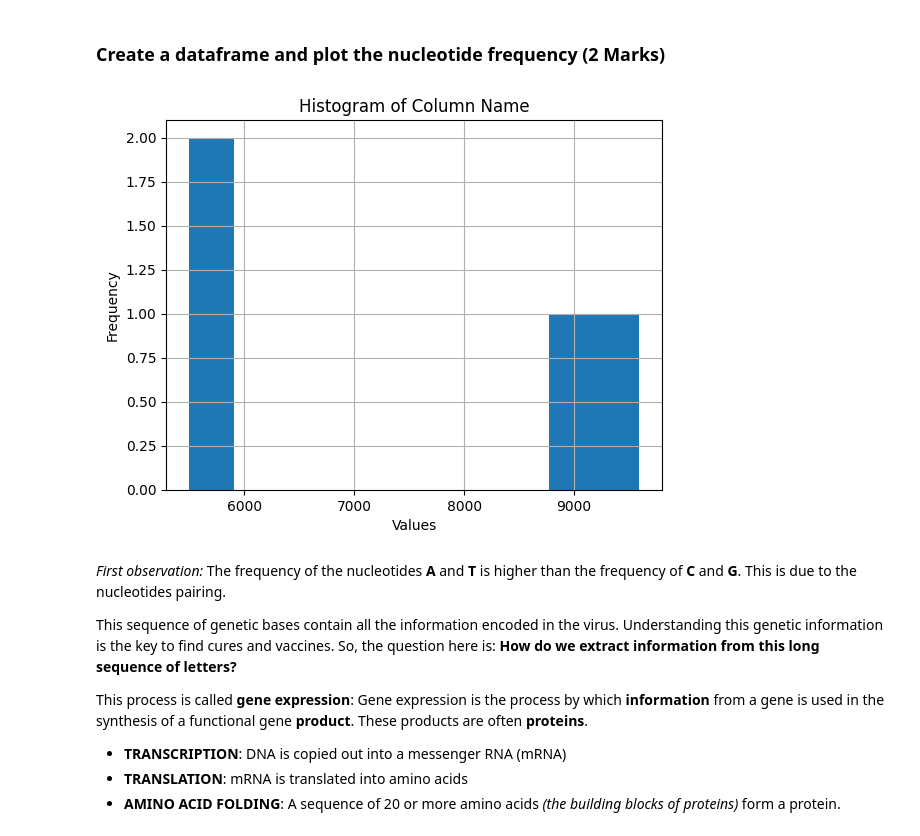
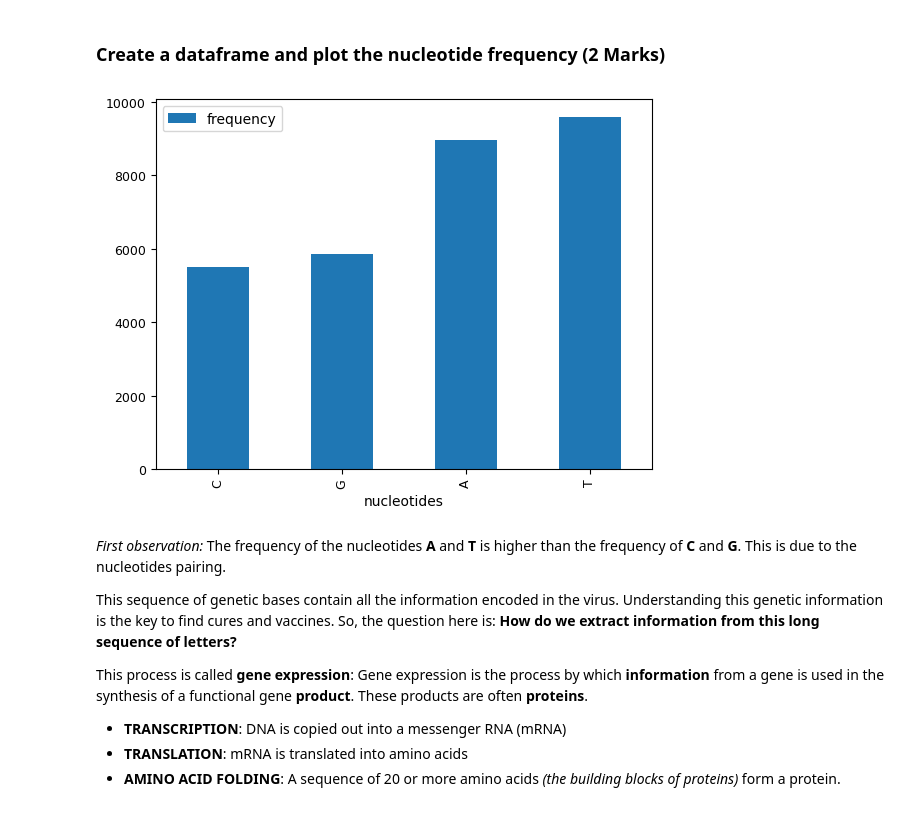
Before and after one commit to Srividhyak2011/Demo-Datascienceproject, a Jupyter notebook: M5_MP5_NB_Covid_19_protein_identification.ipynb, the cells around one changed output. Saved outputs shown, nothing was run; the diff lists cells and outputs as text; code cells hidden in the pictures.

```diff
--- a/M5_MP5_NB_Covid_19_protein_identification.ipynb
+++ b/M5_MP5_NB_Covid_19_protein_identification.ipynb
@@ -119,20 +119,12 @@ nts=nts.sort_values(by=['frequency'], ascending=True)
 {'A': 8954, 'T': 9594, 'G': 5863, 'C': 5492}
 # %% [markdown]
 ### Create a dataframe and plot the nucleotide frequency (2 Marks)
-# %%
-import pandas as pd
-import matplotlib.pyplot as plt
-nts.hist(column='frequency')
-
-# Set the title and axis labels
-plt.title('Histogram of Column Name')
-plt.xlabel('Values')
-plt.ylabel('Frequency')
-
-# Display the histogram
-plt.show()
-# %% [output]
-[figure, removed]
+# %%
+import pandas as pd
+import matplotlib.pyplot as plt
+bargraph = nts.plot.bar(x = 'nucleotides', y = 'frequency', fontsize='9')
+# %% [output]
+[figure, added]
 # %% [markdown]
 *First observation:* The frequency of the nucleotides **A** and **T** is higher than the frequency of **C** and **G**. This is due to the nucleotides pairing.
 
```
